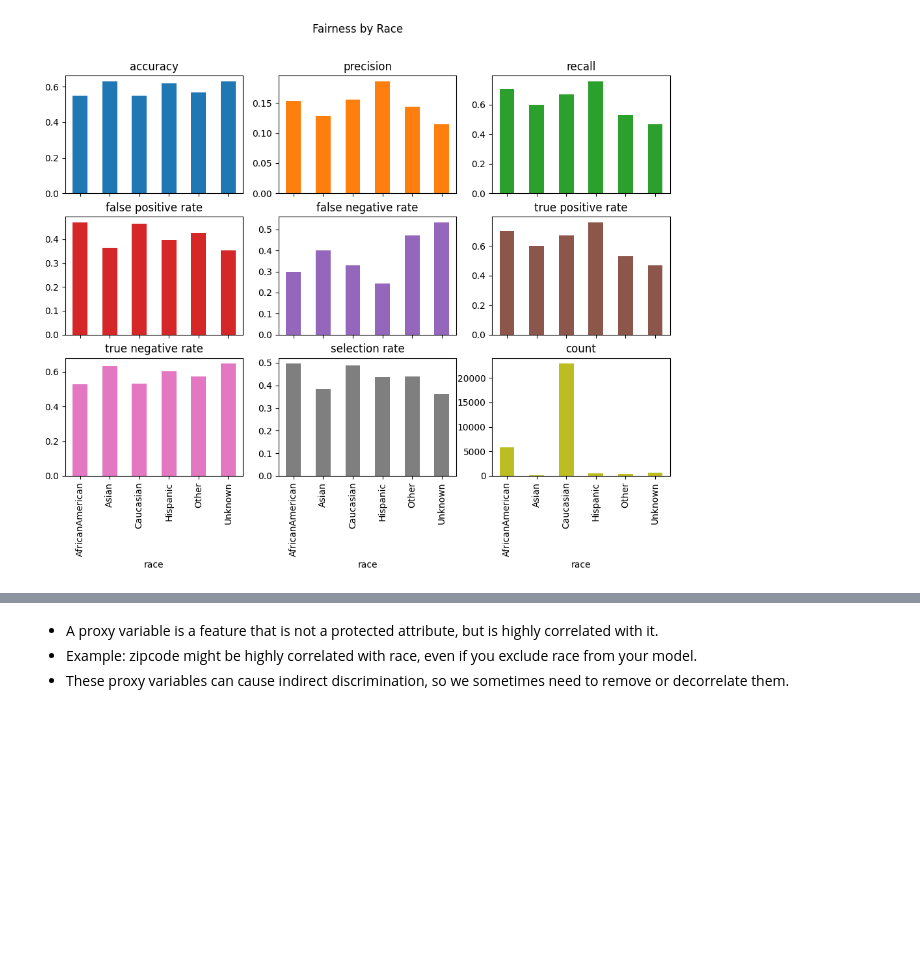
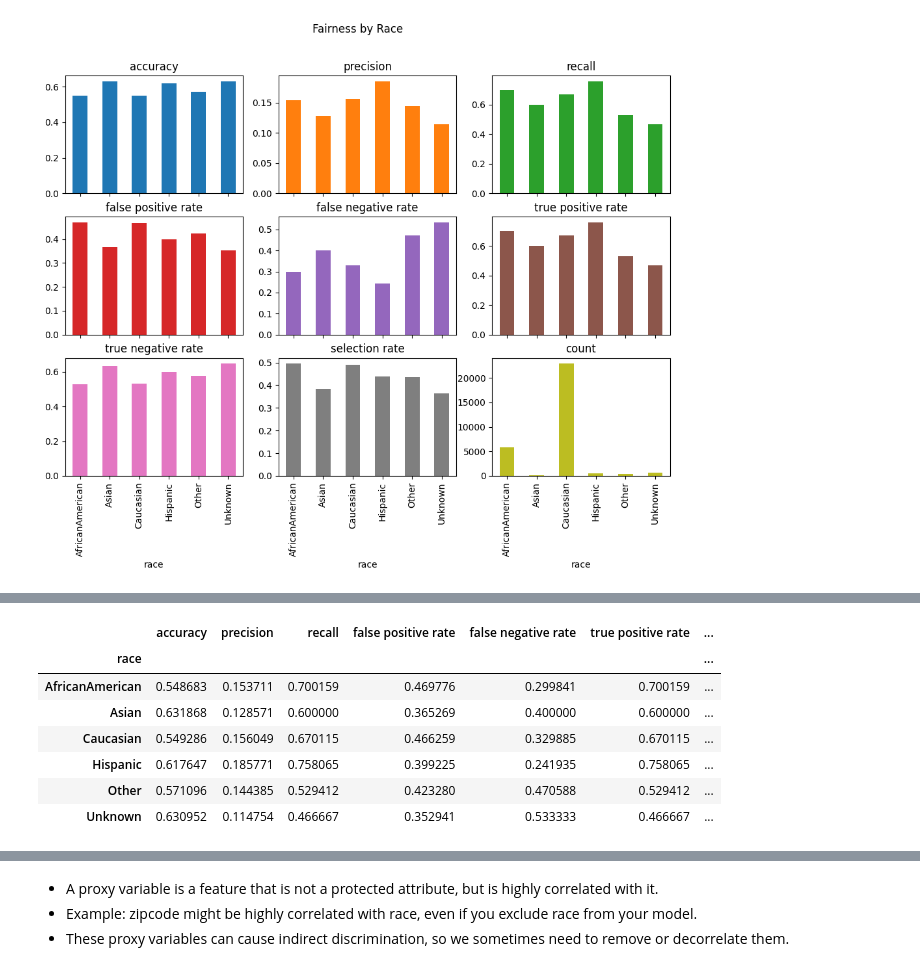
Before and after one commit to lidv94/bias-fairness, a Jupyter notebook: dev_fairlearn.ipynb, the cells around one changed output, grey strips where cells are left out. Saved outputs shown, nothing was run; the diff lists cells and outputs as text; code cells hidden in the pictures; blank space fills up the shorter version.

```diff
--- a/dev_fairlearn.ipynb
+++ b/dev_fairlearn.ipynb
@@ -613,0 +828,11 @@ plot_metric_frame(fairness["race"]["metric_frame"], title="Fairness by Race")
+# %%
+fairness['race']['by_group']
+# %% [output]
+|  | accuracy | precision | recall | false positive rate | false negative rate | true positive rate | ... |
+| race |  |  |  |  |  |  | ... |
+| AfricanAmerican | 0.548683 | 0.153711 | 0.700159 | 0.469776 | 0.299841 | 0.700159 | ... |
+| Asian | 0.631868 | 0.128571 | 0.600000 | 0.365269 | 0.400000 | 0.600000 | ... |
+| Caucasian | 0.549286 | 0.156049 | 0.670115 | 0.466259 | 0.329885 | 0.670115 | ... |
+| Hispanic | 0.617647 | 0.185771 | 0.758065 | 0.399225 | 0.241935 | 0.758065 | ... |
+| Other | 0.571096 | 0.144385 | 0.529412 | 0.423280 | 0.470588 | 0.529412 | ... |
+| Unknown | 0.630952 | 0.114754 | 0.466667 | 0.352941 | 0.533333 | 0.466667 | ... |
```
Also changed, not shown: parts of 26 cells of this notebook.
